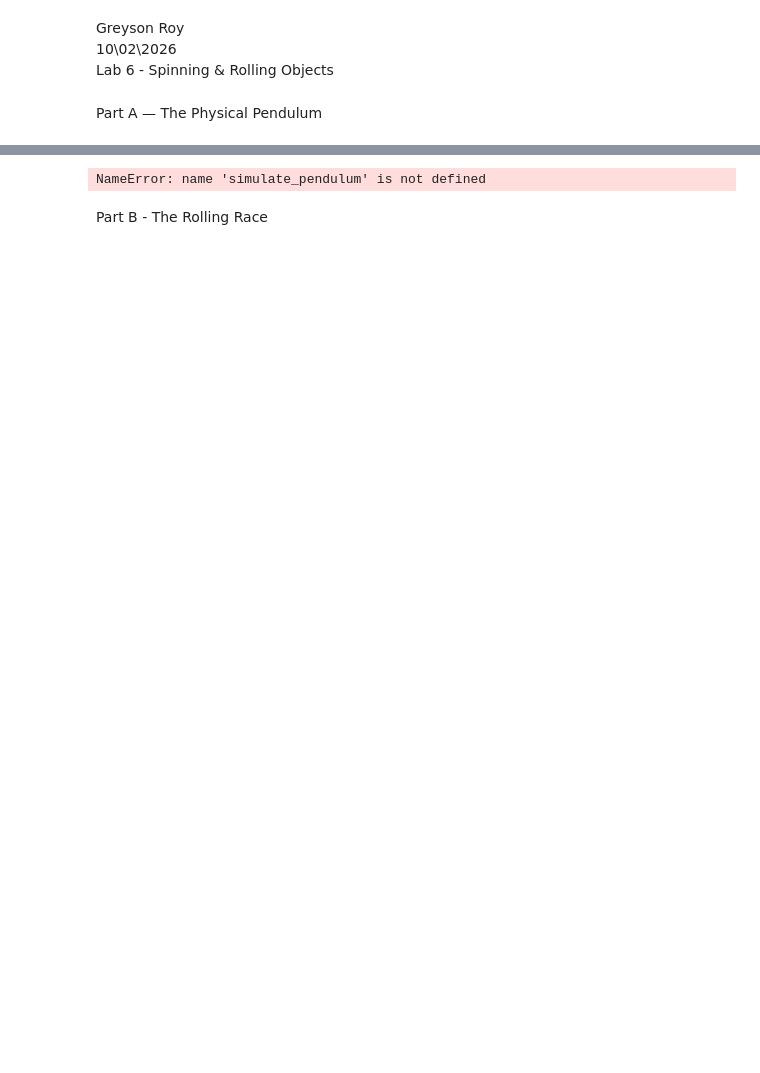
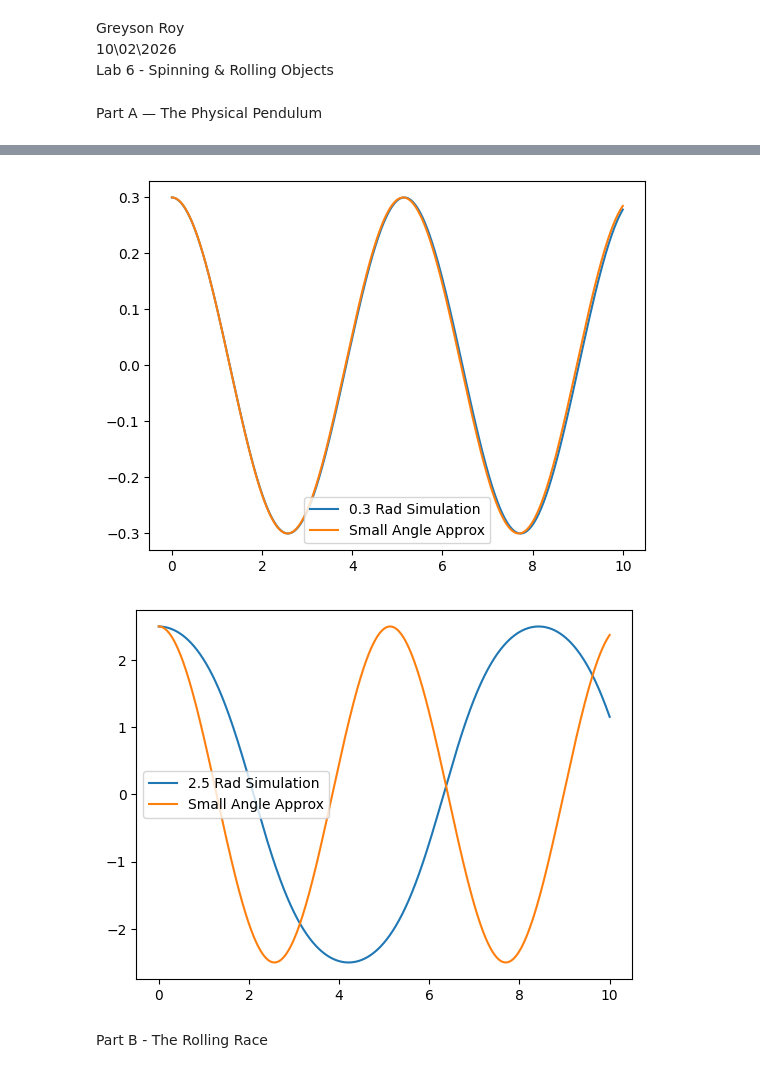
Before and after one commit to Grey-son/phys311, a Jupyter notebook: labs/lab06/lab06_rotations.ipynb, the cells around one changed output, grey strips where cells are left out. Drawn from its saved outputs; the diff is of its cells as text; code cells hidden in the pictures; blank space fills up the shorter version.

```diff
--- a/labs/lab06/lab06_rotations.ipynb
+++ b/labs/lab06/lab06_rotations.ipynb
@@ -52,18 +57,21 @@ def small_approx(L, m, t, theta, I_func, g=1):
 # %%
 t_list, theta_list, omega_list, alpha_list = simulate_pendulum(1, 1, 0.3, 0, rod_pend_torque, I_rod_end, 0.01, 1000)
 theta_approx = [small_approx(1, 1, t, 0.3, I_rod_end) for t in t_list]
 
-plt.plot(t_list, theta_list)
-plt.plot(t_list, theta_approx)
+plt.plot(t_list, theta_list, label='0.3 Rad Simulation')
+plt.plot(t_list, theta_approx, label='Small Angle Approx')
+plt.legend()
 plt.show()
 
 t_list, theta_list, omega_list, alpha_list = simulate_pendulum(1, 1, 2.5, 0, rod_pend_torque, I_rod_end, 0.01, 1000)
 theta_approx = [small_approx(1, 1, t, 2.5, I_rod_end) for t in t_list]
 
-plt.plot(t_list, theta_list)
-plt.plot(t_list, theta_approx)
+plt.plot(t_list, theta_list, label='2.5 Rad Simulation')
+plt.plot(t_list, theta_approx, label='Small Angle Approx')
+plt.legend()
 plt.show()
 # %% [output]
-NameError: name 'simulate_pendulum' is not defined
+[figure, added]
+[figure, added]
 # %% [markdown]
 Part B - The Rolling Race
```
Also changed, not shown: parts of 6 cells of this notebook, 3 other files.
